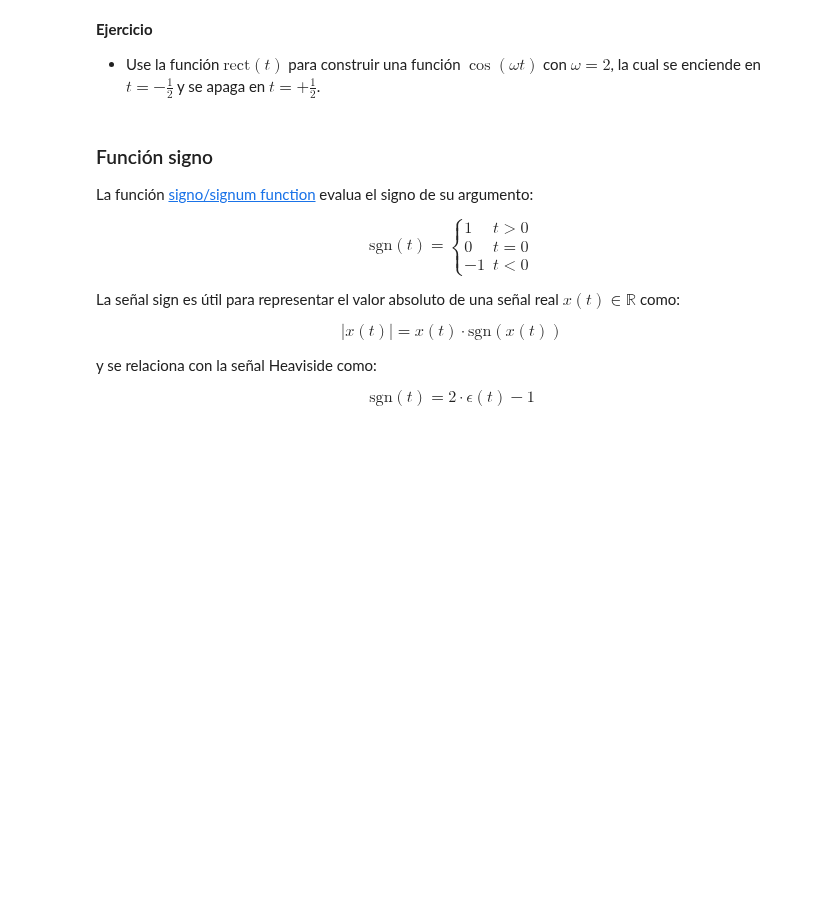
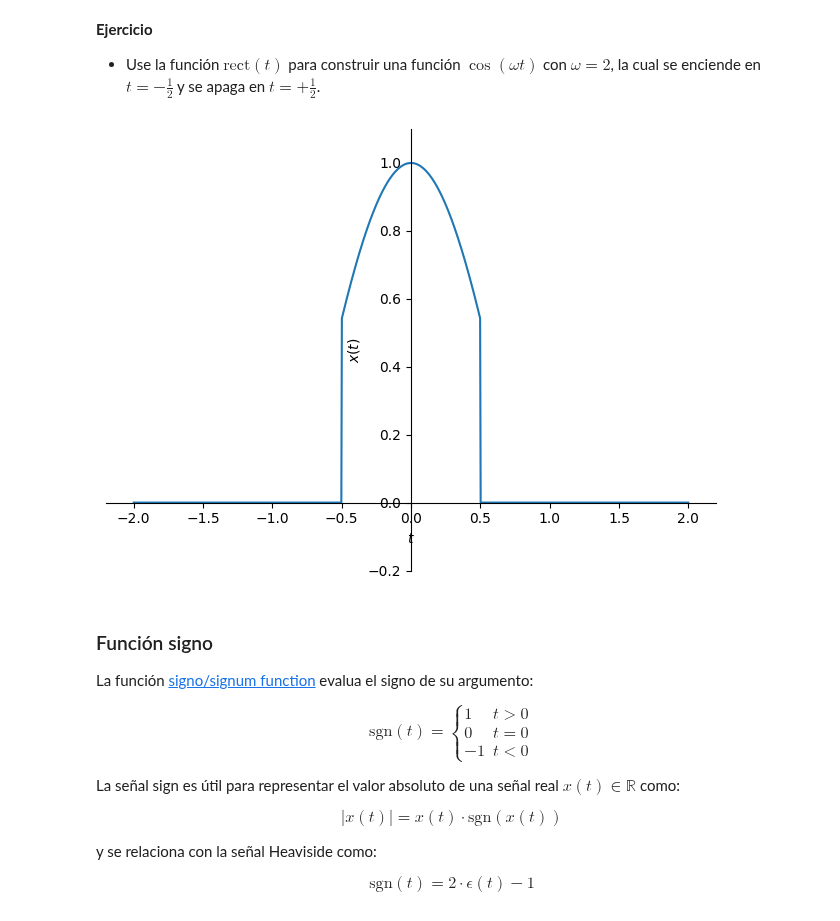
Before and after one commit to descruceria777/Se-alesySistemas, a Jupyter notebook: cuaderno2syss_estandar.ipynb, the cells around one changed output. Drawn from its saved outputs; the diff is of its cells as text; code cells hidden in the pictures; blank space fills up the shorter version.

```diff
--- a/cuaderno2syss_estandar.ipynb
+++ b/cuaderno2syss_estandar.ipynb
@@ -303,6 +303,12 @@ sym.plot(rect_, (t,-1,10),ylim=[-0.2,5.2],ylabel=r'rect$(t)$');
 **Ejercicio**
 
 * Use la función $\text{rect}(t)$ para construir una función $\cos(\omega t)$ con $\omega=2$, la cual se enciende en $t=-\frac{1}{2}$ y se apaga en $t=+\frac{1}{2}$.
+# %%
+omega = 2
+rect = sym.Heaviside(t + 0.5) - sym.Heaviside(t - 0.5)
+sym.plot(sym.cos(omega*t)*rect, (t, -2, 2), ylim=[-0.2, 1.1], ylabel=r'$x(t)$');
+# %% [output]
+[figure, added]
 # %% [markdown]
 ### Función signo
 
```
Also changed, not shown: parts of 1 cell of this notebook.
